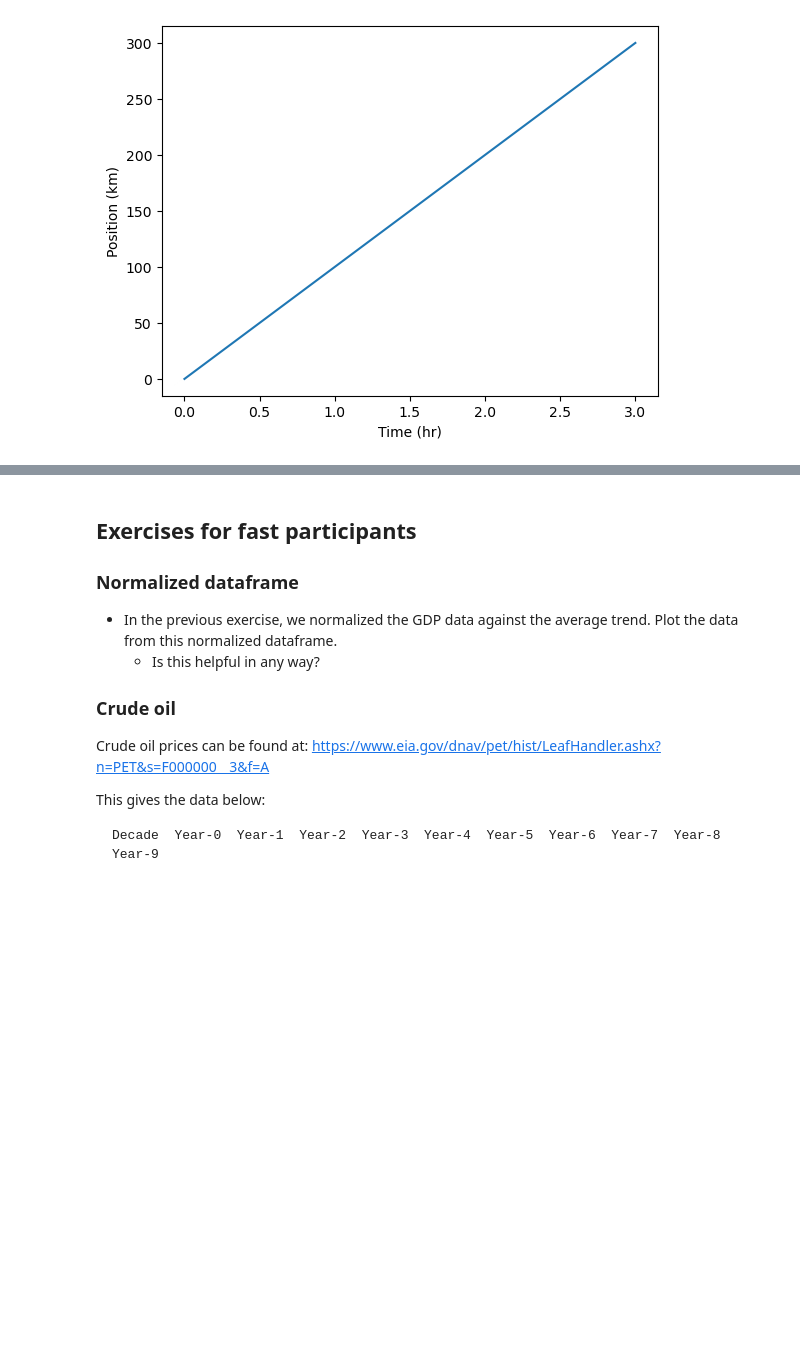
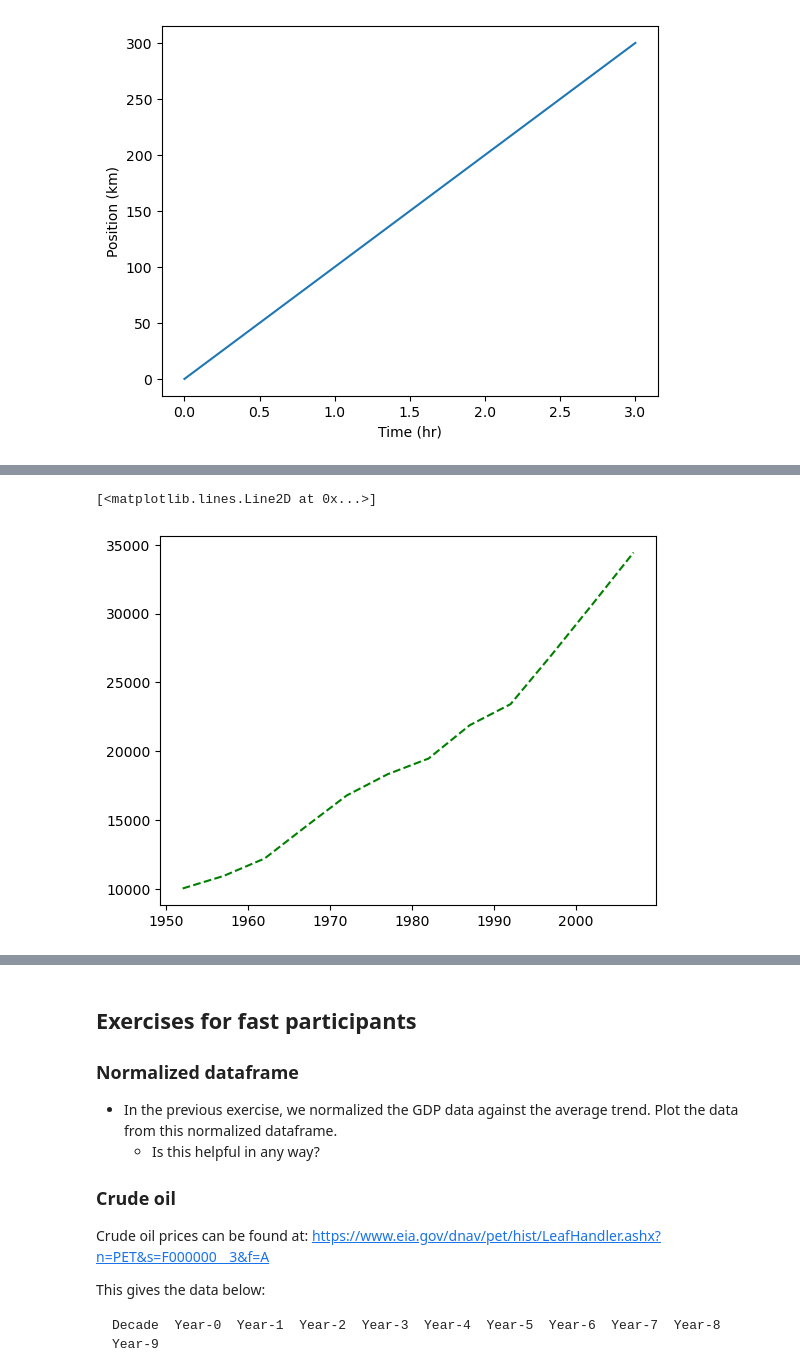
Before and after one commit to bioDSC/2024_teaching, a Jupyter notebook: 2025-02-Python-intro-Gapminder/202503_Py-Gapminder_L9-plotting_REVISED.ipynb, the cells around one changed output, grey strips where cells are left out. Saved outputs shown, nothing was run; the diff lists cells and outputs as text; code cells hidden in the pictures; blank space fills up the shorter version.

```diff
--- a/2025-02-Python-intro-Gapminder/202503_Py-Gapminder_L9-plotting_REVISED.ipynb
+++ b/2025-02-Python-intro-Gapminder/202503_Py-Gapminder_L9-plotting_REVISED.ipynb
@@ -249,20 +214,24 @@ Text(0, 0.5, 'GDP per capita')
 # %%
 # Calling matplotlib.pyplot directly
 
 # plt.plot(x, y) like above
     # also can choose different plot styles and tweak features
         # e.g.
 
-years = data.columns
-gdp_australia = data.loc['Australia']
+selected_rows = data_long['Country']=='Australia'
+years = data_long.loc[selected_rows,'Year']
+gdp_australia = data_long.loc[selected_rows,'GDP']
 
-#plt.plot(x=years, y=gdp_australia, linestyle='--', color='g')
+plt.plot(years, gdp_australia, linestyle='--', color='g')
 
 # we can also use a shorthand argument:
 # plt.plot(years, gdp_australia, fmt='g--')
 
 # more brief
 # plt.plot(years, gdp_australia, 'g--')
+# %% [output]
+[<matplotlib.lines.Line2D at 0x...>]
+[figure, added]
 # %%
 # combining data
 
```
Also changed, not shown: parts of 18 cells of this notebook, 3 other files.
